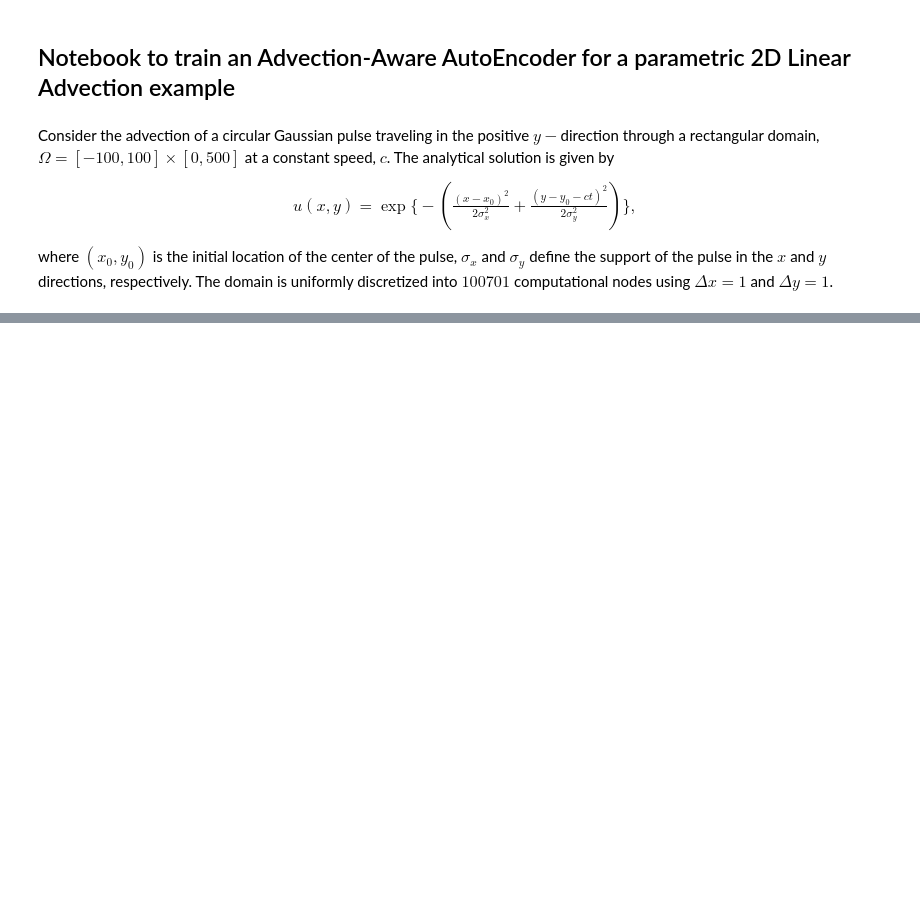
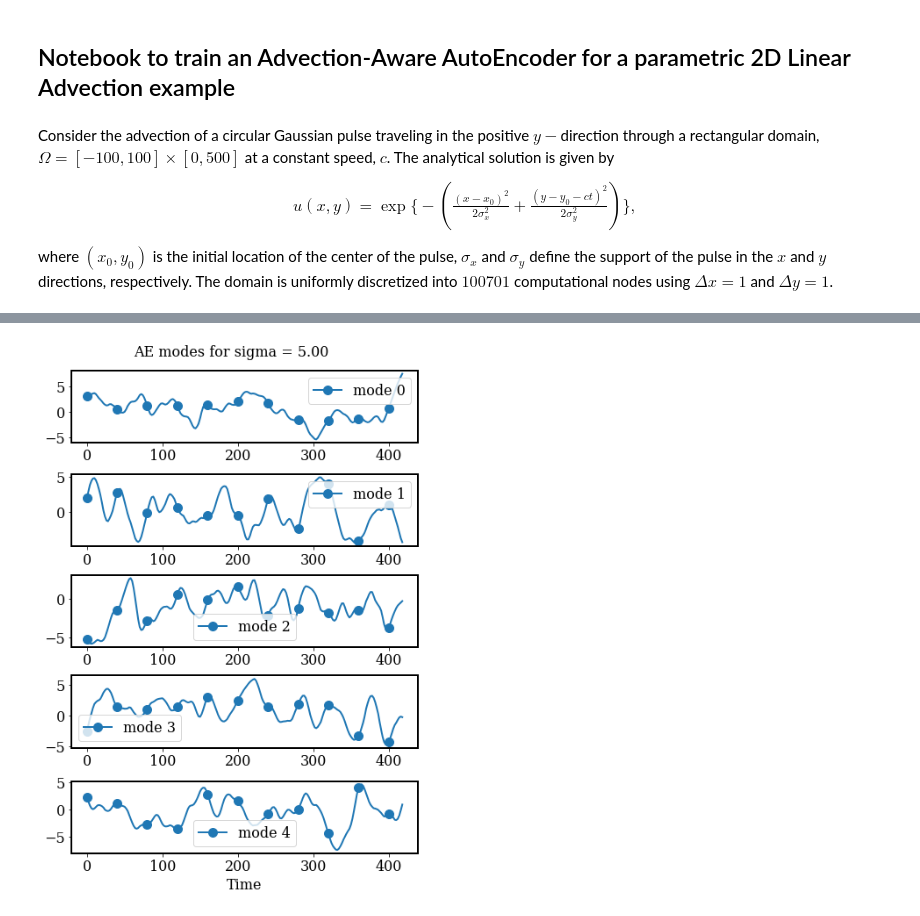
Before and after one commit to erdc/aa_autoencoder_mca, a Jupyter notebook: examples/AA_autoencoder_parametric_2DLinearAdvection.ipynb, the cells around one changed output, grey strips where cells are left out. Cells and saved outputs as stored; diff of their text form; code cells hidden in the pictures; blank space fills up the shorter version.

Commit message:
SD::Adds parametric Advection example

```diff
--- a/examples/AA_autoencoder_parametric_2DLinearAdvection.ipynb
+++ b/examples/AA_autoencoder_parametric_2DLinearAdvection.ipynb
@@ -297,7 +295,6 @@ if validation_data:
 ## Define minibatch generators for training and
 ## validation using Tensorflow Dataset API
 
-batch_size = 24
 
 size_buffer = max(list(Nt_train.values()))
 
@@ -319,11 +303,11 @@ print("Latent dimension: ",latent_dim_u)
 # %%
 ## Custom training loop for AA Autoencoder model
 
-def train_AAautoencoder(epochs, train_dataset, val_dataset, latent_dim, actvn, size, Nt, **kwargs):
+def train_AAautoencoder(epochs, train_dataset, val_dataset, latent_dim, actvn, size, Nt,
+                        augment_output = True, **kwargs):
 
     loss_wt = kwargs['loss_weights']
-    model = aa.AAautoencoder(latent_dim, actvn, size,)
-
+    model = aa.AAautoencoder(latent_dim, actvn, size, augment_output = augment_output)
 
     try:
         learn_rate = kwargs['lr']
@@ -397,8 +381,12 @@ def train_AAautoencoder(epochs, train_dataset, val_dataset, latent_dim, actvn, s
 
 
                 ## Compute the loss value for this minibatch.
-                loss1 = tu.comb_loss(y_batch_train[:,:], pred, lb=lb, delta=0.5) #\
-                loss2 = tu.comb_loss(x_batch_train[:,:], recon, lb=lb, delta=0.5) #\
+                if augment_output:
+                    loss1 = tu.comb_loss(y_batch_train[:,:], pred, lb=lb, delta=0.5) #\
+                    loss2 = tu.comb_loss(x_batch_train[:,:], recon, lb=lb, delta=0.5) #\
+                else:
+                    loss1 = tu.comb_loss(y_batch_train[:,:-1], pred, lb=lb, delta=0.5) #\
+                    loss2 = tu.comb_loss(x_batch_train[:,:-1], recon, lb=lb, delta=0.5) #\
 
                 if epoch < kwargs['segmented']:
                     loss_value = loss_wt[0] * loss1 + loss_wt[1] * loss2
@@ -442,8 +430,12 @@ def train_AAautoencoder(epochs, train_dataset, val_dataset, latent_dim, actvn, s
             pred_val = model.shift(encoded_val, training=False)
             recon_val = model.decoder(encoded_val, training=False)
 
-            loss_val1 = tu.comb_loss(y_batch_val[:,:], pred_val, lb=lb,delta=0.5) #\
-            loss_val2 = tu.comb_loss(x_batch_val[:,:], recon_val, lb=lb,delta=0.5) #\
+            if augment_output:
+                loss_val1 = tu.comb_loss(y_batch_val[:,:], pred_val, lb=lb,delta=0.5) #\
+                loss_val2 = tu.comb_loss(x_batch_val[:,:], recon_val, lb=lb,delta=0.5) #\
+            else:
+                loss_val1 = tu.comb_loss(y_batch_val[:,:-1], pred_val, lb=lb,delta=0.5) #\
+                loss_val2 = tu.comb_loss(x_batch_val[:,:-1], recon_val, lb=lb,delta=0.5) #\
 
             if epoch < kwargs['segmented']:
                 val_loss_value += loss_wt[0] * loss_val1 + loss_wt[1] * loss_val2
@@ -470,17 +462,17 @@ def train_AAautoencoder(epochs, train_dataset, val_dataset, latent_dim, actvn, s
 # %%
 ## Load AE model
 
-load_ae_model = False
+load_ae_model = True
 
 if load_ae_model:
-#     pre_trained_dir = '/gpfs/cwfs/sdutta/ae_data/pulse/ae_shift_inv_comb_models/saved_model_AA4'
-    pre_trained_dir = model_dir+'ae_models/saved_model_AA4'
+    pre_trained_dir = model_dir+'saved_model_AA1'  ## For Model AA1
+#     pre_trained_dir = model_dir+'saved_model_AA2'  ## For Model AA2
     mnum = pre_trained_dir.split('saved_model_')[1]
 
     ## When using custom loss functions while training, there are two ways
     ## to load a saved model
     ## 1) If loaded model will not be used for retraining, then
-    ##   use 'compile=False' option while loading so that TF does
+    ##   use 'compile=False' option while loading so that TF does not
     ##   search for loss functions
 
     u_autoencoder, model_training = aa.load_model(pre_trained_dir,mnum)
@@ -493,3 +485,12 @@ if load_ae_model:
     rloss_u = model_training['reconloss']
     lr_u = model_training['lr']
     epochs_u = model_training['epochs']
+    u_max2 = model_training['umax'];
+    u_min2 = model_training['umin'];
+    augment_output2 = model_training['augment'];
+
+    ## Check that model parameters were set correctly for
+    ## the chosen pre-trained model
+    assert u_max2 == u_max
+    assert u_min2 == u_min
+    assert augment_output2 == augment_output
@@ -579,27 +619,29 @@ if not load_ae_model:
 # %%
 param_num = 0
 
 def select_variable(param_num):
     p_indx = sum(list(Nt_train.values())[:param_num]);
     encoded = encoded_u[p_indx:p_indx+Nt_train[param_num]]; ldim = latent_dim_u
     return encoded, ldim
 
 def plot_latent_param_nums(param_num):
 
     num_rows = 5 #np.maximum(4, encoded.shape[1]//4)
     fig, ax = plt.subplots(nrows=num_rows,ncols=1,figsize=(6,num_rows*1.75),constrained_layout=True)
 
     for ix,comp in enumerate([param_num]):
         encoded, ldim = select_variable(comp)
 
         for i in range(num_rows):
-            tt = ax[i].plot(times_offline[comp][:snap_end[comp]+1:snap_incr],encoded[:,i],label='mode %d'%i,marker='o',markevery=20)
+            tt = ax[i].plot(times_offline[comp][:train_end[comp]+1:snap_incr],encoded[:,i],label='mode %d'%i,marker='o',markevery=20)
             ax[i].legend()
         ax[i].set_xlabel('Time')
-        fig.suptitle('AE modes for %s = %.2f'%(flag, param_list[param_num]),fontsize=16)
+        fig.suptitle('AE modes for %s = %.2f'%(flag, param_train[param_num]),fontsize=16)
 
 
 plot_latent_param_nums(param_num)
+# %% [output]
+[figure, added]
 # %%
 ## Visualization losses and learning rate evolution
 num_epochs_u = np.arange(epochs_u)
```
Also changed, not shown: parts of 27 cells of this notebook, 2 other files.
